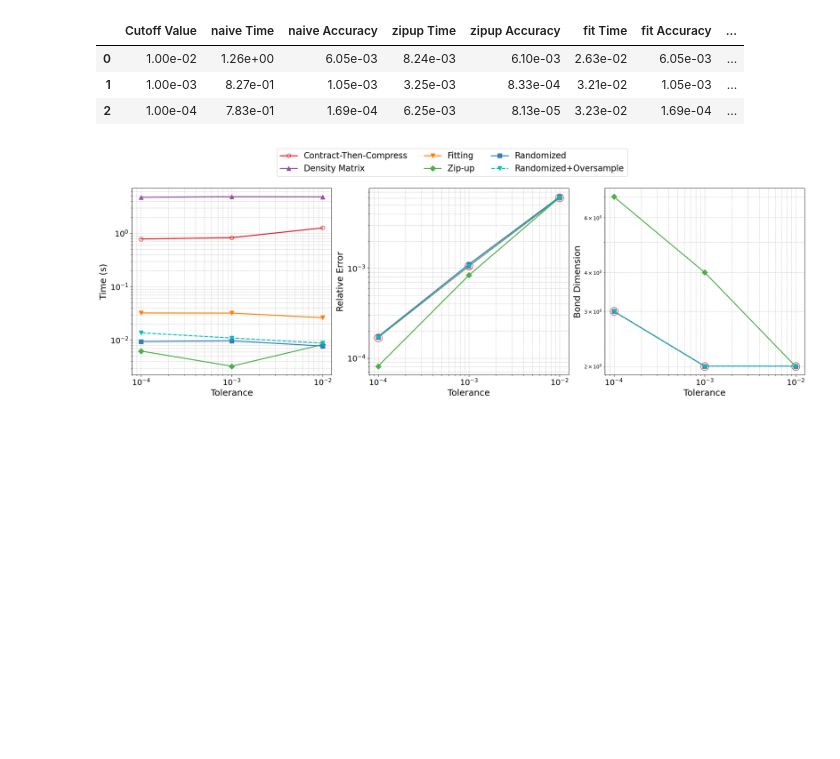
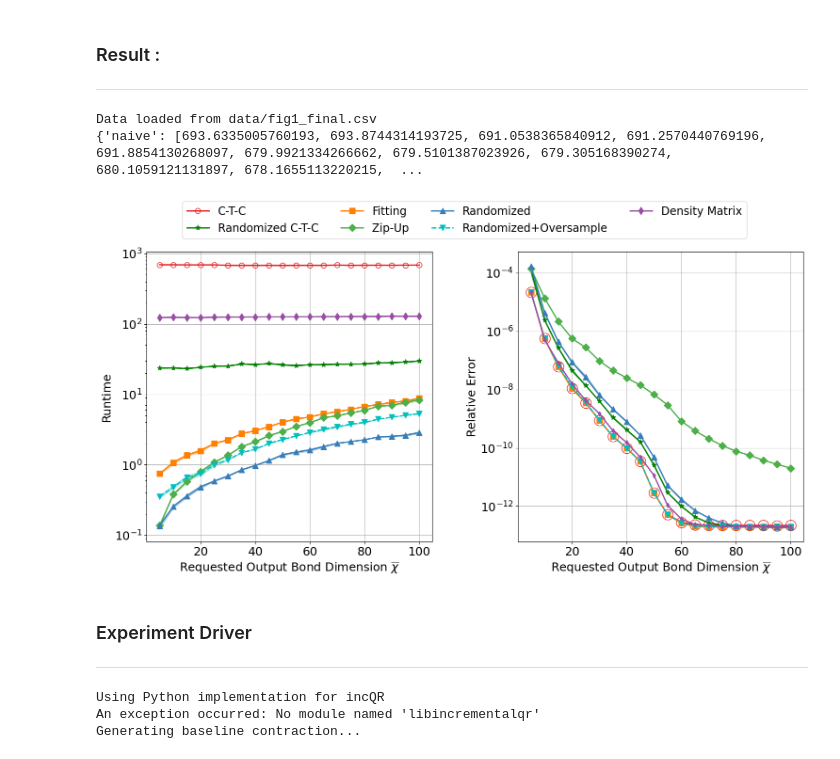
Before and after one commit to ultimatile/RandomMPOMPS, a Jupyter notebook: results/Figure4_final.ipynb, the cells around one changed output. Drawn from its saved outputs; the diff is of its cells as text; code cells hidden in the pictures; blank space fills up the shorter version.

```diff
--- a/results/Figure4_final.ipynb
+++ b/results/Figure4_final.ipynb
@@ -38,44 +15,0 @@ import numpy as np
-# %%
-def benchmark(N, mpo, mps, baseline, cutoff_values, names, a, fit_sweeps=2):
-    times_results = {name: [] for name in names}
-    acc_results = {name: [] for name in names}
-    bond_dims_results = {name: [] for name in names}
-
-    for _ in range(N):
-        times, acc, bond_dims = cutoff_synth_tensor_experiment4(
-            mpo, mps, baseline, cutoff_values, names, a, highres=True, return_data=True, fit_sweeps=fit_sweeps
-        )
-
-        for name in names:
-            times_results[name].append(times[name])
-            acc_results[name].append(acc[name])
-            bond_dims_results[name].append(bond_dims[name])
-
-    mean_times = {name: np.mean(times_results[name], axis=0) for name in names}
-    std_times = {name: np.std(times_results[name], axis=0) for name in names}
-    mean_acc = {name: np.mean(acc_results[name], axis=0) for name in names}
-    std_acc = {name: np.std(acc_results[name], axis=0) for name in names}
-    mean_bond_dims = {name: np.mean(bond_dims_results[name], axis=0) for name in names}
-    std_bond_dims = {name: np.std(bond_dims_results[name], axis=0) for name in names}
-
-    return mean_times, std_times, mean_acc, std_acc, mean_bond_dims, std_bond_dims
-
-a = -.5
-chi = 50
-n = 10
-mpo,mps,baseline = generate_baseline(n,chi,a,dtype=np.complex128)
-
-N = 1 #number of runs to average over
-cutoff_values = np.array([10**-i for i in range(2, 5)])
-names = ['naive',  'zipup', 'fit', 'density', 'random','random+oversample']
-mean_times, std_times, mean_acc, std_acc, mean_bond_dims, std_bond_dims = benchmark(
-    N, mpo, mps, baseline, cutoff_values, names, a
-)
-combined_plot4(test_names, cutoff_values, mean_times, std_times,
-              mean_acc, std_acc, mean_bond_dims, std_bond_dims)
-# %% [output]
-|  | Cutoff Value | naive Time | naive Accuracy | zipup Time | zipup Accuracy | fit Time | fit Accuracy | ... |
-| 0 | 1.00e-02 | 1.26e+00 | 6.05e-03 | 8.24e-03 | 6.10e-03 | 2.63e-02 | 6.05e-03 | ... |
-| 1 | 1.00e-03 | 8.27e-01 | 1.05e-03 | 3.25e-03 | 8.33e-04 | 3.21e-02 | 1.05e-03 | ... |
-| 2 | 1.00e-04 | 7.83e-01 | 1.69e-04 | 6.25e-03 | 8.13e-05 | 3.23e-02 | 1.69e-04 | ... |
-[figure, removed]
@@ -81,0 +28,35 @@ combined_plot4(test_names, cutoff_values, mean_times, std_times,
+# %% [markdown]
+### Result :
+
+---
+# %%
+
+file_path = "data/fig1_final.csv"
+results = load_specific_experiment_results(file_path)
+names = ['naive', 'rand_then_orth', 'random+oversample', 'random', 'density', 'zipup', 'fit']
+times, std_times, accs, std_accs = extract_experiment_data(results, names)
+print(times)
+# %% [output]
+Data loaded from data/fig1_final.csv
+{'naive': [693.6335005760193, 693.8744314193725, 691.0538365840912, 691.2570440769196, 691.8854130268097, 679.9921334266662, 679.5101387023926, 679.305168390274, 680.1059121131897, 678.1655113220215,  ...
+# %%
+names = ['naive','rand_then_orth','fit','zipup','random','random+oversample','density']#,'zipup','fit','density','rand_then_orth']
+bond_dims = range(5, 105, 5)
+fig = plot_combined4(names, bond_dims, times, std_times, accs, std_accs)
+# %% [output]
+[figure, added]
+# %% [markdown]
+### Experiment Driver
+
+---
+# %%
+from util.benchmarking import generate_baseline,fixed_synth_tensor_experiment
+
+a = -.5
+chi = 10#50
+n = 20#100
+mpo,mps,baseline = generate_baseline(n,chi,a,dtype=np.complex128)
+# %% [output]
+Using Python implementation for incQR
+An exception occurred: No module named 'libincrementalqr'
+Generating baseline contraction...
```
Also changed, not shown: parts of 5 cells of this notebook, 1 other file.
